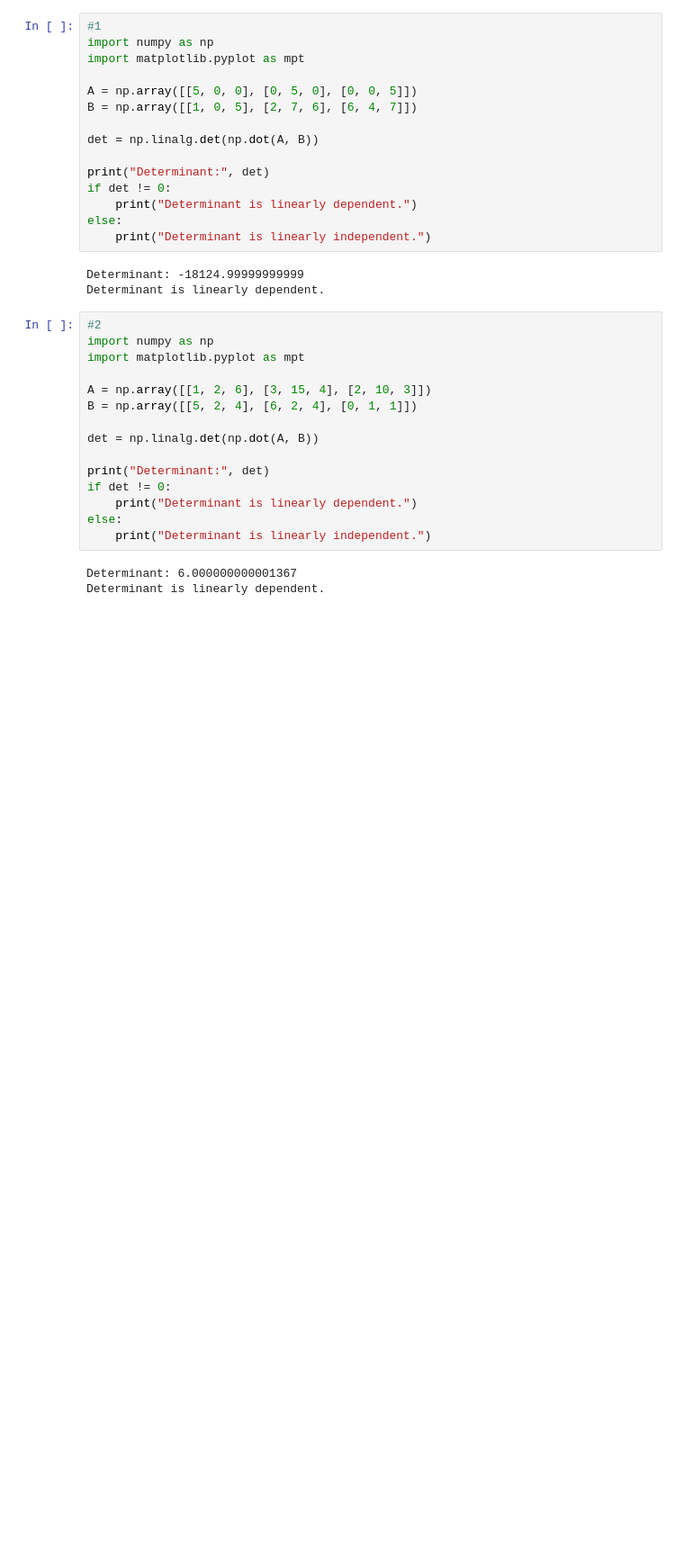
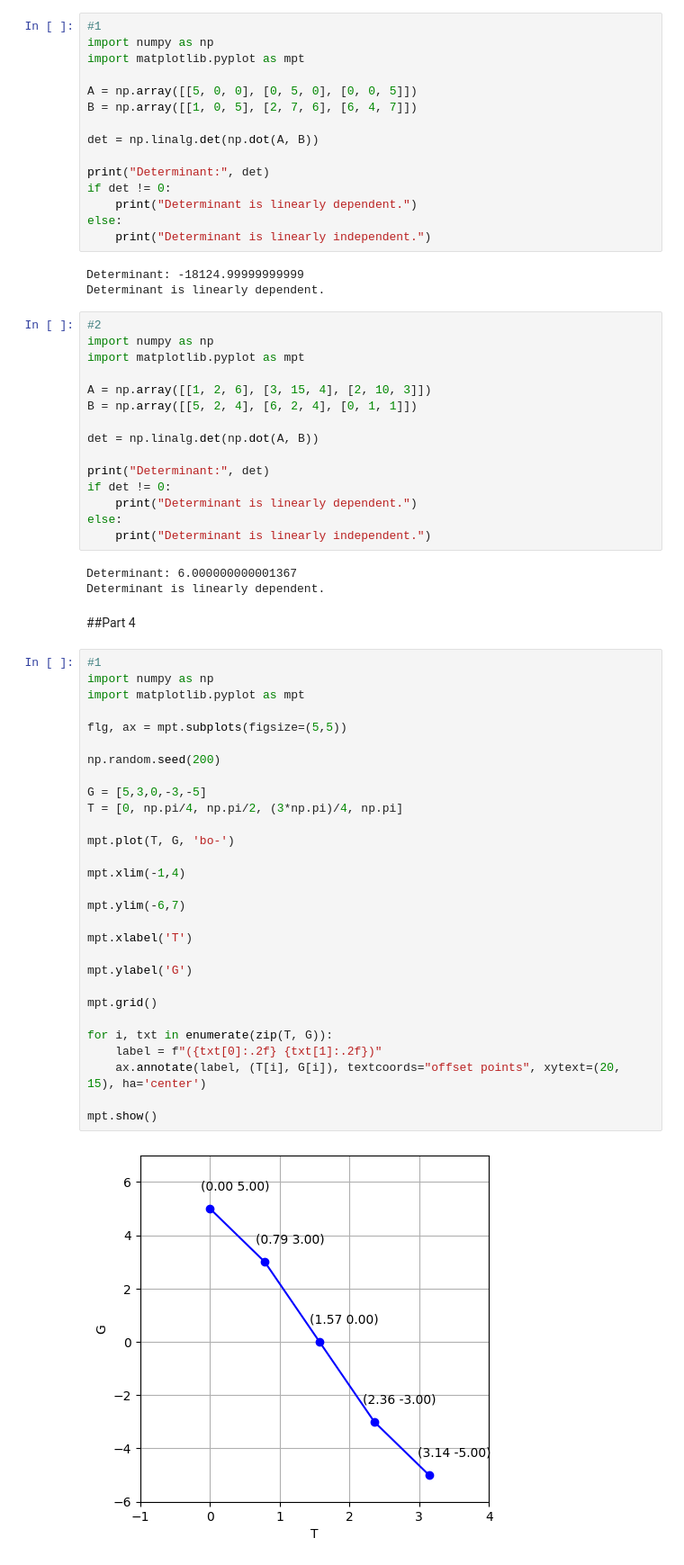
Before and after one commit to Lance0313/DSP-Adamson-, a Jupyter notebook: DSP_Prelim_Term_Set.ipynb, the cells around one changed output. Shown at 90% size. Saved outputs shown, nothing was run; the diff lists cells and outputs as text; blank space fills up the shorter version.

```diff
--- a/DSP_Prelim_Term_Set.ipynb
+++ b/DSP_Prelim_Term_Set.ipynb
@@ -212,3 +257,36 @@ else:
 # %% [output]
 Determinant: 6.000000000001367
 Determinant is linearly dependent.
+# %% [markdown]
+##Part 4
+# %%
+#1
+import numpy as np
+import matplotlib.pyplot as mpt
+
+flg, ax = mpt.subplots(figsize=(5,5))
+
+np.random.seed(200)
+
+G = [5,3,0,-3,-5]
+T = [0, np.pi/4, np.pi/2, (3*np.pi)/4, np.pi]
+
+mpt.plot(T, G, 'bo-')
+
+mpt.xlim(-1,4)
+
+mpt.ylim(-6,7)
+
+mpt.xlabel('T')
+
+mpt.ylabel('G')
+
+mpt.grid()
+
+for i, txt in enumerate(zip(T, G)):
+    label = f"({txt[0]:.2f} {txt[1]:.2f})"
+    ax.annotate(label, (T[i], G[i]), textcoords="offset points", xytext=(20, 15), ha='center')
+
+mpt.show()
+# %% [output]
+[figure, added]
```
Also changed, not shown: parts of 9 cells of this notebook.
